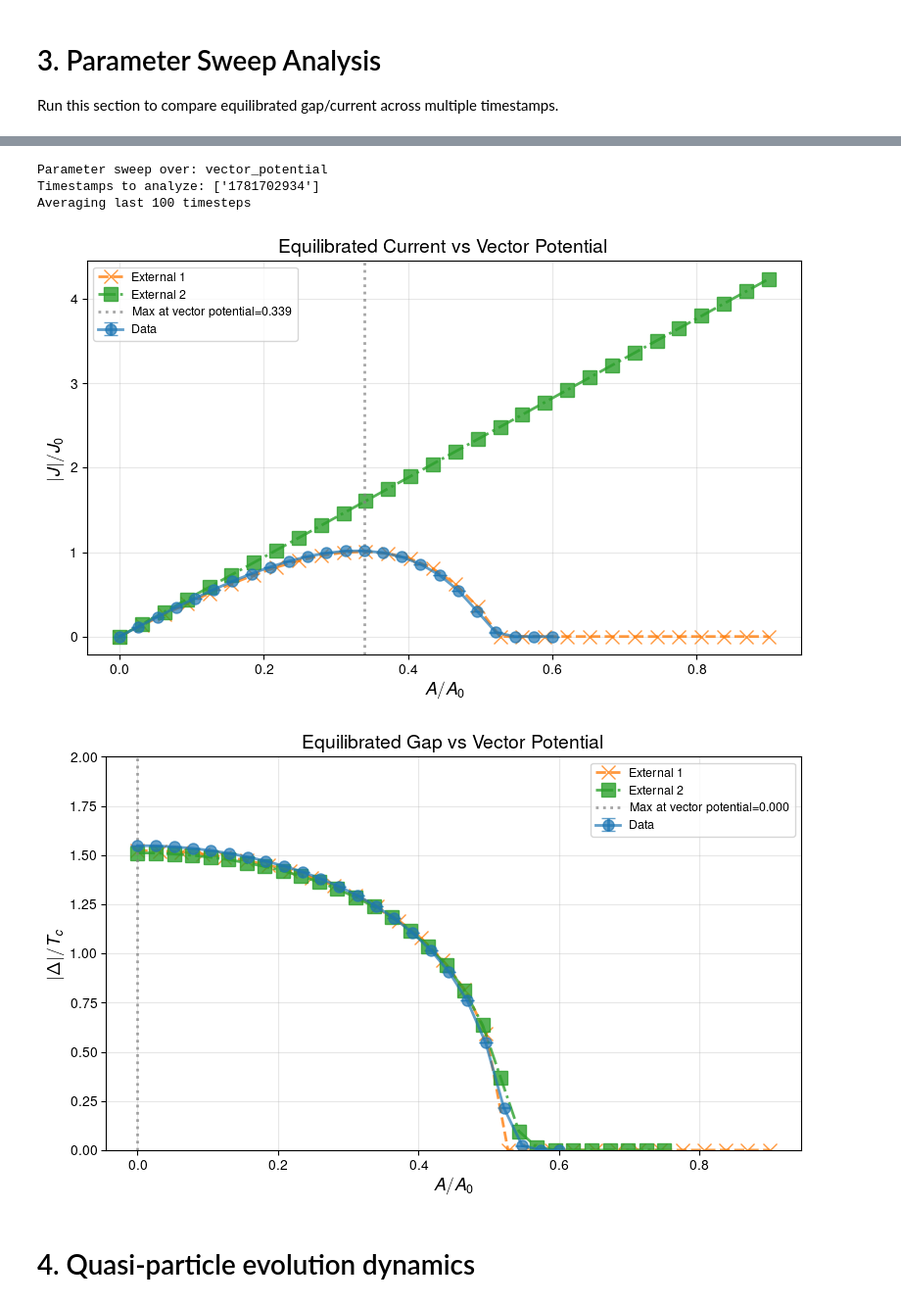
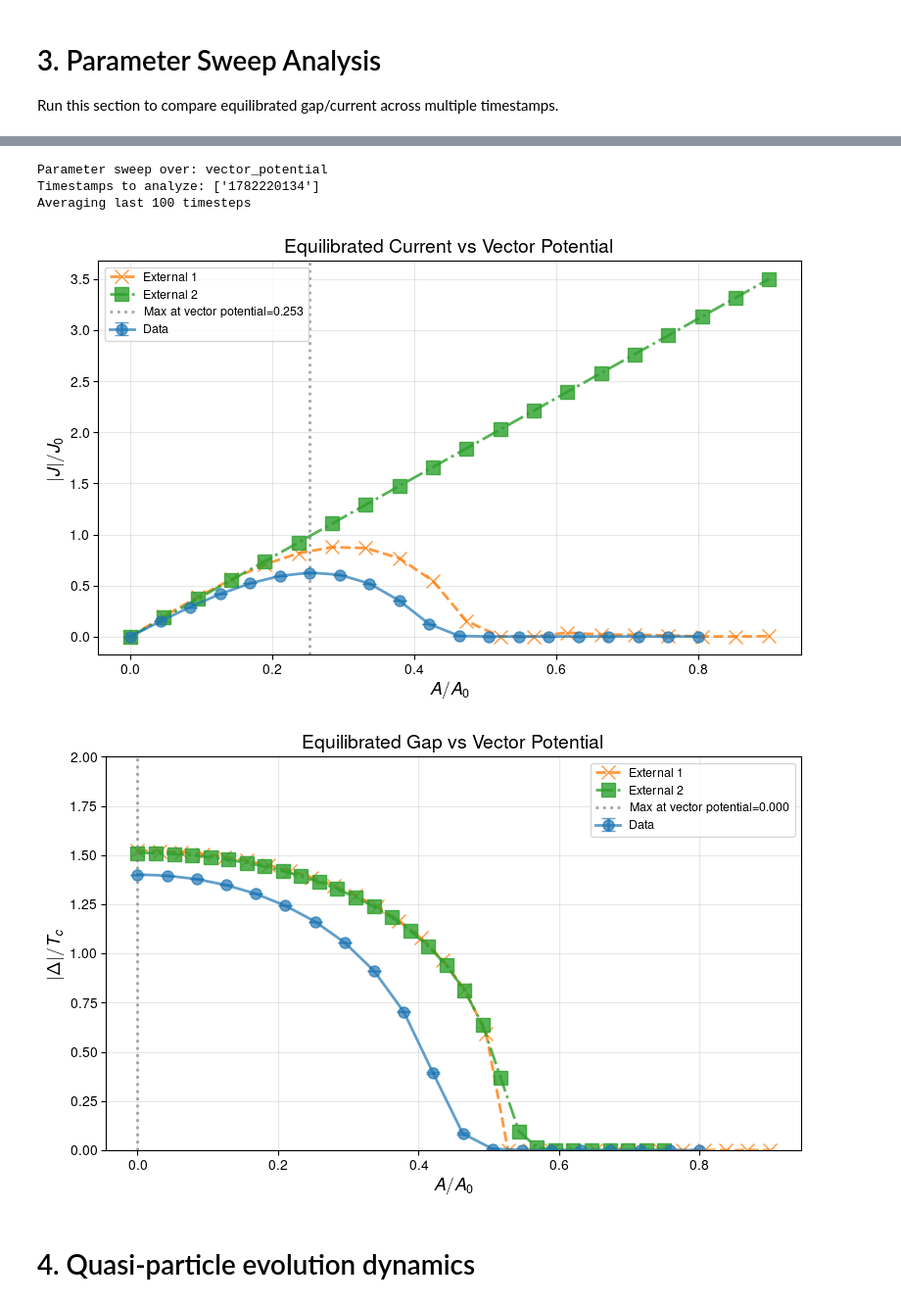
Before and after one commit to j-curtis/psBQP, a Jupyter notebook: Analyze_solutions.ipynb, the cells around one changed output, grey strips where cells are left out. Shown at 98% size. Cells and saved outputs as stored; diff of their text form; code cells hidden in the pictures.

```diff
--- a/Analyze_solutions.ipynb
+++ b/Analyze_solutions.ipynb
@@ -493,7 +508,7 @@ Maximum Gap:
   At temperature = 0.1000
 # %%
 # Define timestamps for parameter sweep comparison
-sweep_timestamps = ['1781702934']  # Add more timestamps as needed: ['ts1', 'ts2', ...]
+sweep_timestamps = ['1782220134']  # Add more timestamps as needed: ['ts1', 'ts2', ...]
 #['1781703060', '1781703037', '1781702934']
 # Parameters to sweep over: 'temperature' or 'vector_potential'
 sweep_parameter = 'vector_potential'
@@ -506,23 +521,23 @@ print(f"Timestamps to analyze: {sweep_timestamps}")
 print(f"Averaging last {n_average} timesteps")
 # %% [output]
 Parameter sweep over: vector_potential
-Timestamps to analyze: ['1781702934']
+Timestamps to analyze: ['1782220134']
 Averaging last 100 timesteps
 # %%
 # Plot equilibrated current vs parameter
 
 current_sweep_results = da.plot_equilibrated_current_vs_parameter(
     sweep_timestamps,
     parameter=sweep_parameter,
     n_average=n_average,
-    save_plot=False, x_external = [eq_A,eq_A], y_external = [eq_current_A, eq_A * np.pi * 1.51812789 * np.tanh(1.51812789/2 / 0.3)]
+    save_plot=False, x_external = [eq_A,eq_A], y_external = [eq_current_A, eq_A * np.pi * 1.4 * np.tanh(1.4/2/0.5)]
 )
 #* added 1/2 factor for comparison since original current heory was wrong so to rescale. -- fixed in new version
 
 #print(np.pi * 1.51812789 * np.tanh(1.51812789/2 / 0.3)/2)
 #print(np.max(eq_current_A))
 # %% [output]
-[figure, old version]
+[figure, new version]
 # %%
 x_jon = [0.        , 0.02586207 ,0.05172414 ,0.07758621 ,0.10344828, 0.12931034,
  0.15517241, 0.18103448, 0.20689655, 0.23275862, 0.25862069, 0.28448276,
@@ -546,7 +561,7 @@ current_sweep_results = da.plot_equilibrated_gap_vs_parameter(
     save_plot=False, x_external = [eq_A,x_jon], y_external = [eq_gap_mag_A,y_jon]
 )
 # %% [output]
-[figure, old version]
+[figure, new version]
 # %% [markdown]
 # 4. Quasi-particle evolution dynamics
 # %%
```
Also changed, not shown: parts of 21 cells of this notebook, 25 other files.
